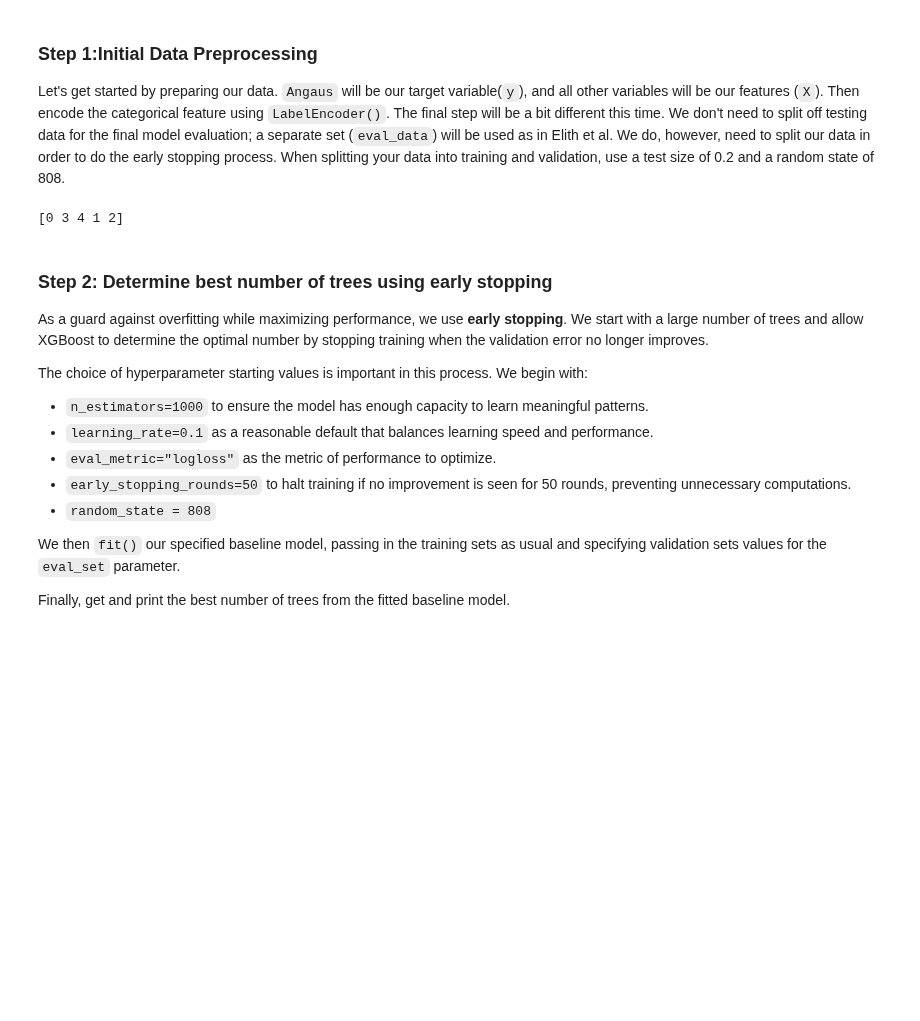
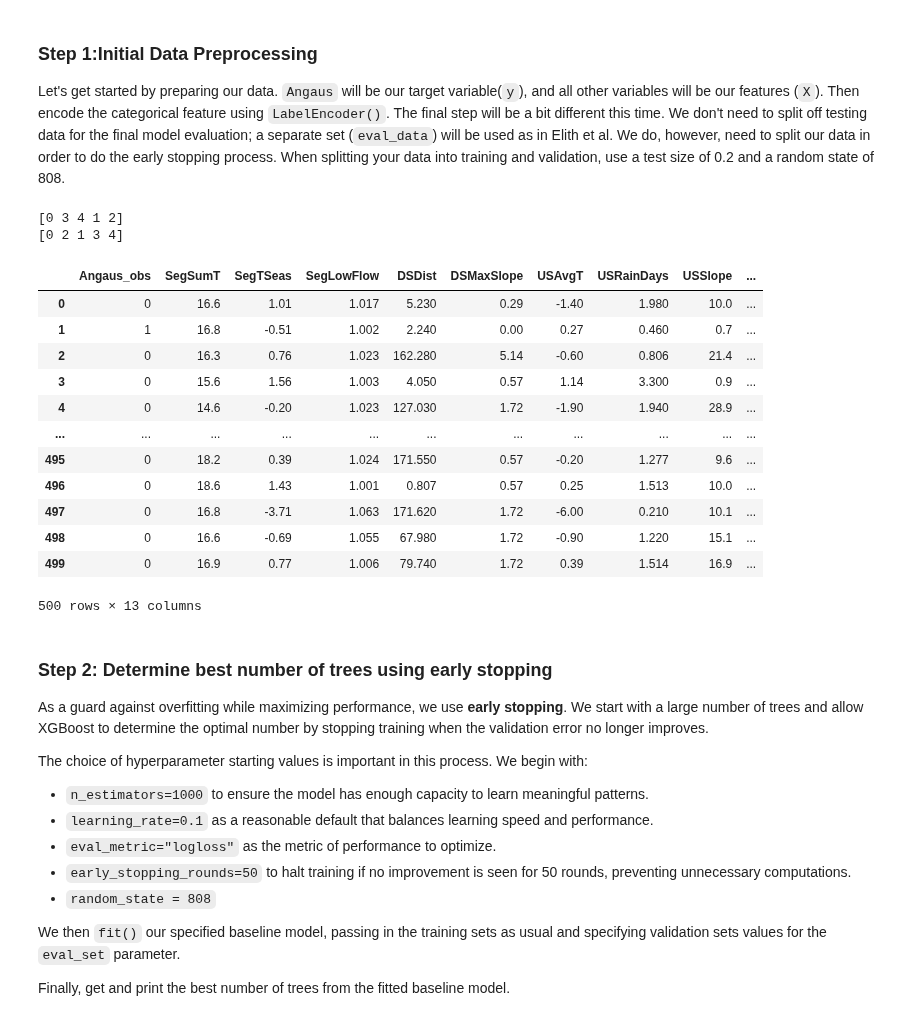
Before and after one commit to tommats00/EDS232-labs, a Jupyter notebook: Week7/Lab7-xgb-eels.ipynb, the cells around one changed output. Cells and saved outputs as stored; diff of their text form; code cells hidden in the pictures; blank space fills up the shorter version.

```diff
--- a/Week7/Lab7-xgb-eels.ipynb
+++ b/Week7/Lab7-xgb-eels.ipynb
@@ -61,12 +81,30 @@ label_encoder = LabelEncoder()
 model_data['Method'] = label_encoder.fit_transform(model_data['Method'])
 
 # Encode Method column to numeric in eval data
-eval_data['method'] = label_encoder.fit_transform(eval_data['Method'])
+eval_data['Method'] = label_encoder.fit_transform(eval_data['Method'])
 
 # Should be 5 outputs just like original
 print(model_data['Method'].unique())
+print(eval_data['Method'].unique())
 # %% [output]
 [0 3 4 1 2]
+[0 2 1 3 4]
+# %%
+eval_data
+# %% [output]
+|  | Angaus_obs | SegSumT | SegTSeas | SegLowFlow | DSDist | DSMaxSlope | USAvgT | USRainDays | USSlope | ... |
+| 0 | 0 | 16.6 | 1.01 | 1.017 | 5.230 | 0.29 | -1.40 | 1.980 | 10.0 | ... |
+| 1 | 1 | 16.8 | -0.51 | 1.002 | 2.240 | 0.00 | 0.27 | 0.460 | 0.7 | ... |
+| 2 | 0 | 16.3 | 0.76 | 1.023 | 162.280 | 5.14 | -0.60 | 0.806 | 21.4 | ... |
+| 3 | 0 | 15.6 | 1.56 | 1.003 | 4.050 | 0.57 | 1.14 | 3.300 | 0.9 | ... |
+| 4 | 0 | 14.6 | -0.20 | 1.023 | 127.030 | 1.72 | -1.90 | 1.940 | 28.9 | ... |
+| ... | ... | ... | ... | ... | ... | ... | ... | ... | ... | ... |
+| 495 | 0 | 18.2 | 0.39 | 1.024 | 171.550 | 0.57 | -0.20 | 1.277 | 9.6 | ... |
+| 496 | 0 | 18.6 | 1.43 | 1.001 | 0.807 | 0.57 | 0.25 | 1.513 | 10.0 | ... |
+| 497 | 0 | 16.8 | -3.71 | 1.063 | 171.620 | 1.72 | -6.00 | 0.210 | 10.1 | ... |
+| 498 | 0 | 16.6 | -0.69 | 1.055 | 67.980 | 1.72 | -0.90 | 1.220 | 15.1 | ... |
+| 499 | 0 | 16.9 | 0.77 | 1.006 | 79.740 | 1.72 | 0.39 | 1.514 | 16.9 | ... |
+500 rows × 13 columns
 # %%
 # Define the target and features
 X = model_data.drop(columns=['Angaus'])
```
Also changed, not shown: parts of 9 cells of this notebook.
